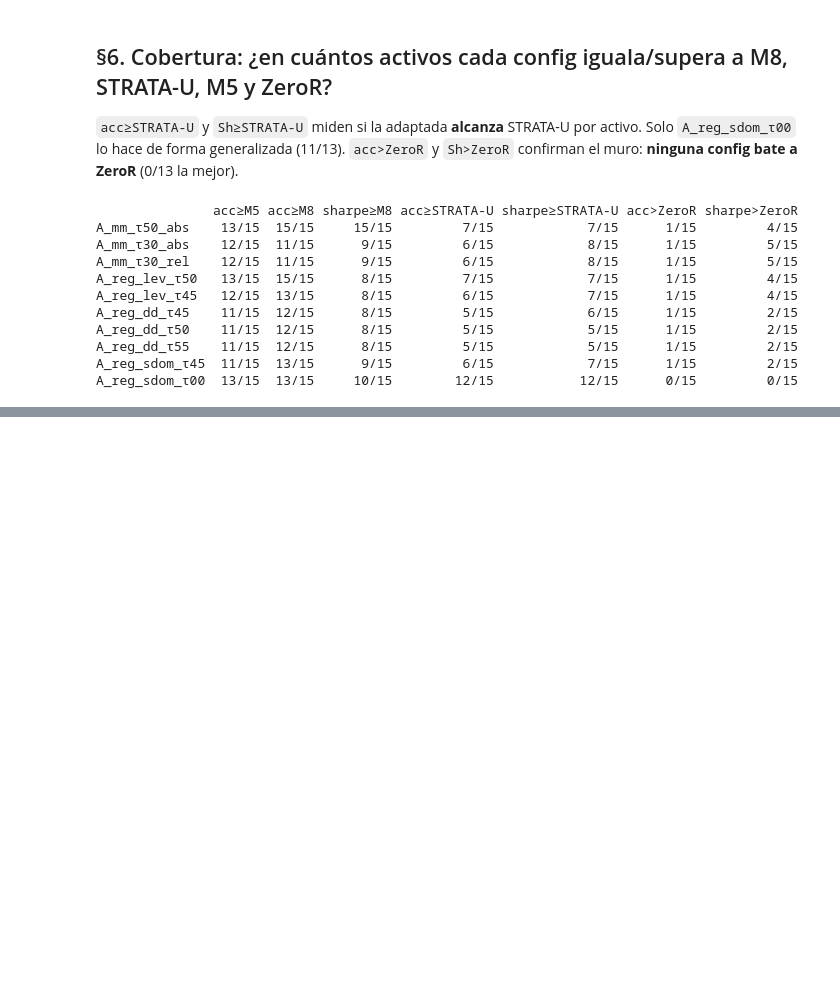
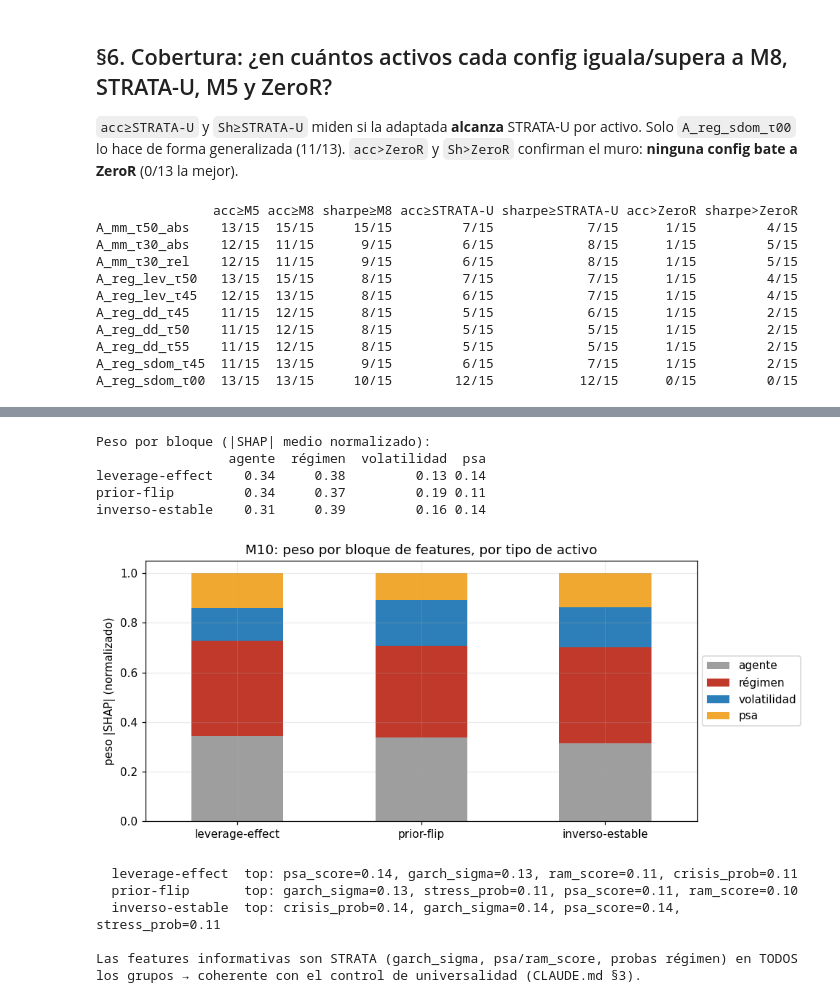
Before and after one commit to RaquelGarciah/Real-time-statistical-supervision-of-an-AI-trading-agent, a Jupyter notebook: notebooks/STRATA_adaptada.ipynb, the cells around one changed output, grey strips where cells are left out. Cells and saved outputs as stored; diff of their text form; code cells hidden in the pictures; blank space fills up the shorter version.

```diff
--- a/notebooks/STRATA_adaptada.ipynb
+++ b/notebooks/STRATA_adaptada.ipynb
@@ -310,0 +318,9 @@ A_reg_sdom_τ00  13/15  13/15     10/15        12/15           12/15      0/15
+# %%
+# JSON extra para esta sección
+LEV = json.load(open("outputs/experiments/leverage_screen.json"))["por_activo"]
+RL  = json.load(open("outputs/experiments/regime_largo.json"))
+SH  = json.load(open("outputs/experiments/m10_shap_priorflip.json"))
+GRP = {"leverage-effect": ["SPY","QQQ","XLK","BAC","DIA","XLF"],
+       "inverso-estable": ["NVDA","TSLA","MARA","ROKU"],
+       "prior-flip": ["MSTR","SMCI"]}
+print("cargados: leverage_screen, regime_largo, m10_shap_priorflip")
@@ -310,0 +373,13 @@ A_reg_sdom_τ00  13/15  13/15     10/15        12/15           12/15      0/15
+# %%
+rows_grp = []
+for g, tks in GRP.items():
+    for tk in tks:
+        mr = LEV[tk]["media_regimen"]
+        rows_grp.append({"grupo": g, "activo": tk, "Calma%": round(mr["Calma"]*100, 3),
+                         "Crisis%": round(mr["Crisis"]*100, 3),
+                         "Régimen_acc_OOS": PA[tk]["fair"]["Régimen"]["acc"]})
+gt = pd.DataFrame(rows_grp).set_index(["grupo", "activo"])
+with pd.option_context("display.float_format", lambda v: f"{v:.3f}"):
+    print(gt)
+print("\nClave: lo que separa éxito de fracaso NO es normal-vs-inverso (s_dom maneja ambos), "
+      "sino ESTABLE-vs-prior-flip (el signo se sostiene calibración→OOS o no).")
@@ -311 +449,28 @@ A_reg_sdom_τ00  13/15  13/15     10/15        12/15           12/15      0/15
+# %%
+pg = SH["por_grupo"]
+sb = pd.DataFrame({g: pg[g]["bloques"] for g in pg}).T[["agente", "régimen", "volatilidad", "psa"]]
+print("Peso por bloque (|SHAP| medio normalizado):")
+with pd.option_context("display.float_format", lambda v: f"{v:.2f}"):
+    print(sb)
+fig, ax = plt.subplots(figsize=(9, 4))
+sb.plot(kind="bar", stacked=True, ax=ax, color=["#9e9e9e", "#c0392b", "#2c7fb8", "#f0a830"])
+ax.set_ylabel("peso |SHAP| (normalizado)"); ax.set_title("M10: peso por bloque de features, por tipo de activo")
+ax.legend(loc="center left", bbox_to_anchor=(1, 0.5)); ax.set_xticklabels(sb.index, rotation=0)
+plt.tight_layout(); plt.show()
+for g in pg:
+    print(f"  {g:16s} top: " + ", ".join(f"{f}={s:.2f}" for f, s in pg[g]["top6"][:4]))
+print("\nLas features informativas son STRATA (garch_sigma, psa/ram_score, probas régimen) en TODOS "
+      "los grupos → coherente con el control de universalidad (CLAUDE.md §3).")
+# %% [output]
+Peso por bloque (|SHAP| medio normalizado):
+                 agente  régimen  volatilidad  psa
+leverage-effect    0.34     0.38         0.13 0.14
+prior-flip         0.34     0.37         0.19 0.11
+inverso-estable    0.31     0.39         0.16 0.14
+[figure, added]
+  leverage-effect  top: psa_score=0.14, garch_sigma=0.13, ram_score=0.11, crisis_prob=0.11
+  prior-flip       top: garch_sigma=0.13, stress_prob=0.11, psa_score=0.11, ram_score=0.10
+  inverso-estable  top: crisis_prob=0.14, garch_sigma=0.14, psa_score=0.14, stress_prob=0.11
+
+Las features informativas son STRATA (garch_sigma, psa/ram_score, probas régimen) en TODOS los grupos → coherente con el control de universalidad (CLAUDE.md §3).
 # %% [markdown]
```
Also changed, not shown: parts of 10 cells of this notebook, 1 other file.
